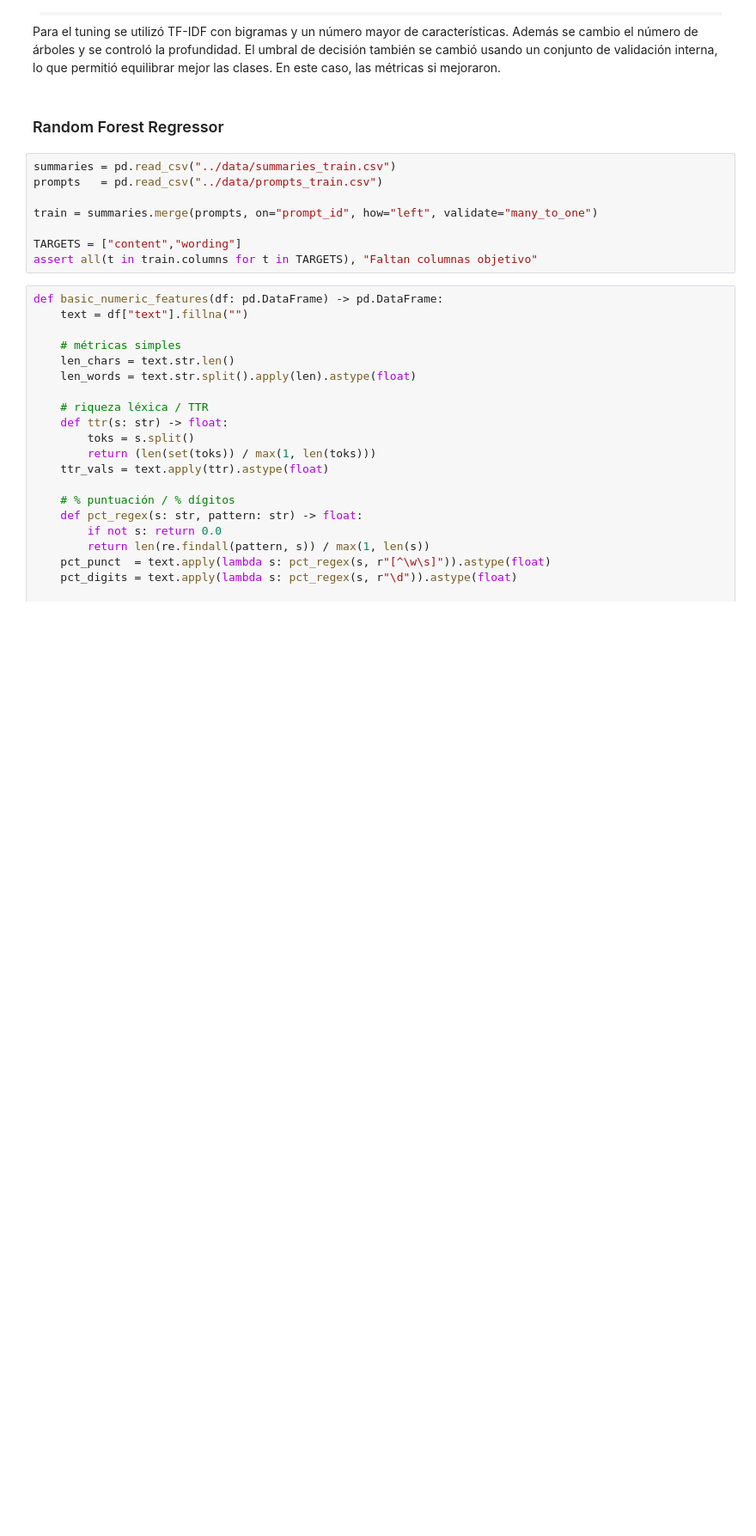
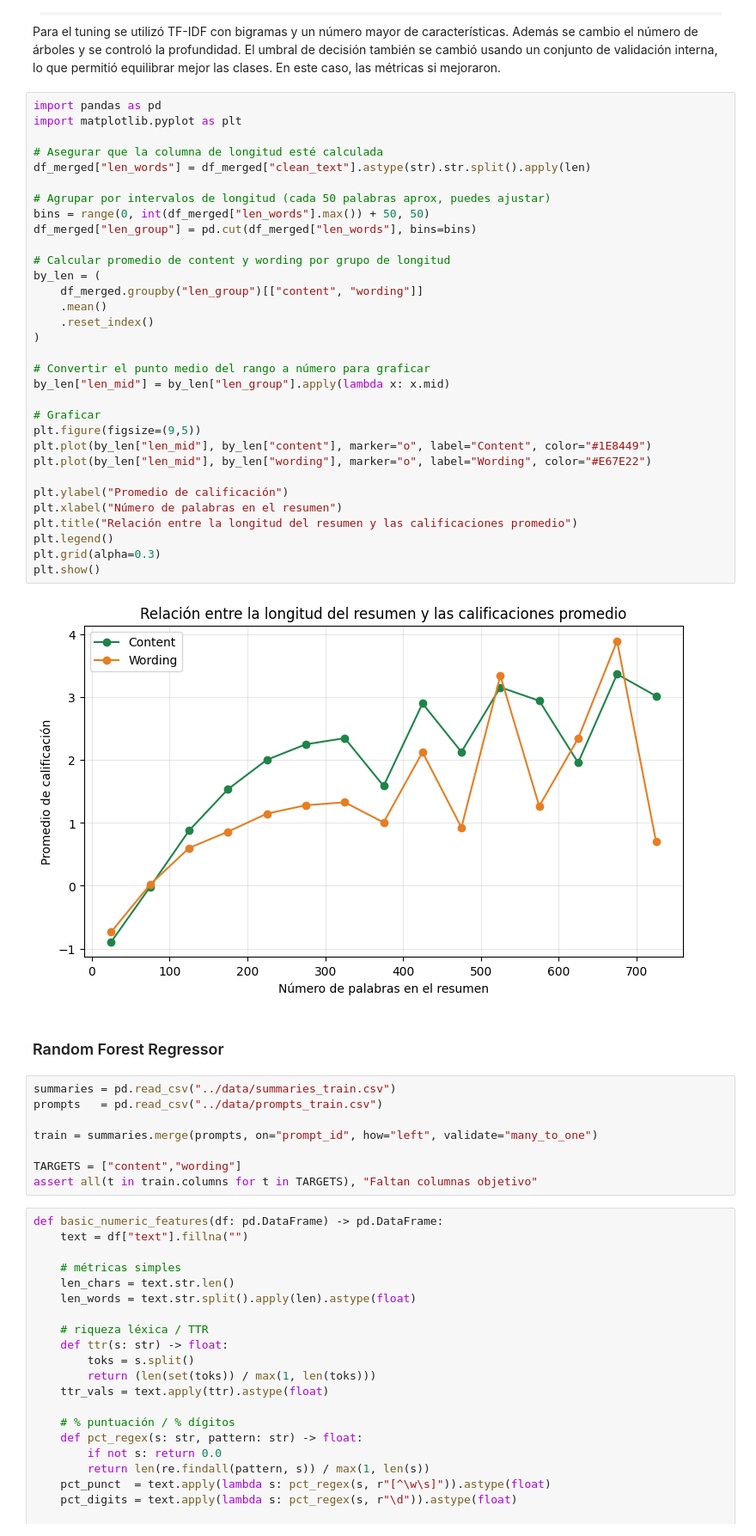
Before and after one commit to DiegoGarV/Proyecto2-DS, a Jupyter notebook: src/main.ipynb, the cells around one changed output. Shown at 86% size. Saved outputs shown, nothing was run; the diff lists cells and outputs as text; blank space fills up the shorter version.

Commit message:
tuning multilinial y graficas

```diff
--- a/src/main.ipynb
+++ b/src/main.ipynb
@@ -1314,6 +1314,40 @@ plt.show()
 
 
 Para el tuning se utilizó TF-IDF con bigramas y un número mayor de características. Además se cambio el número de árboles y se controló la profundidad. El umbral de decisión también se cambió usando un conjunto de validación interna, lo que permitió equilibrar mejor las clases. En este caso, las métricas si mejoraron.
+# %%
+import pandas as pd
+import matplotlib.pyplot as plt
+
+# Asegurar que la columna de longitud esté calculada
+df_merged["len_words"] = df_merged["clean_text"].astype(str).str.split().apply(len)
+
+# Agrupar por intervalos de longitud (cada 50 palabras aprox, puedes ajustar)
+bins = range(0, int(df_merged["len_words"].max()) + 50, 50)
+df_merged["len_group"] = pd.cut(df_merged["len_words"], bins=bins)
+
+# Calcular promedio de content y wording por grupo de longitud
+by_len = (
+    df_merged.groupby("len_group")[["content", "wording"]]
+    .mean()
+    .reset_index()
+)
+
+# Convertir el punto medio del rango a número para graficar
+by_len["len_mid"] = by_len["len_group"].apply(lambda x: x.mid)
+
+# Graficar
+plt.figure(figsize=(9,5))
+plt.plot(by_len["len_mid"], by_len["content"], marker="o", label="Content", color="#1E8449")
+plt.plot(by_len["len_mid"], by_len["wording"], marker="o", label="Wording", color="#E67E22")
+
+plt.ylabel("Promedio de calificación")
+plt.xlabel("Número de palabras en el resumen")
+plt.title("Relación entre la longitud del resumen y las calificaciones promedio")
+plt.legend()
+plt.grid(alpha=0.3)
+plt.show()
+# %% [output]
+[figure, added]
 # %% [markdown]
 ### Random Forest Regressor
 # %%
```
Also changed, not shown: parts of 7 cells of this notebook.
